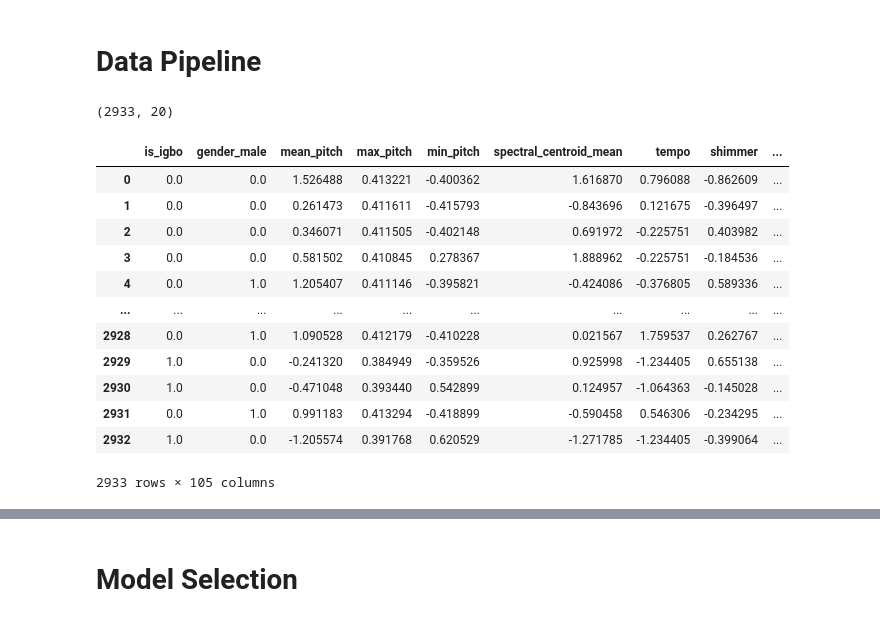
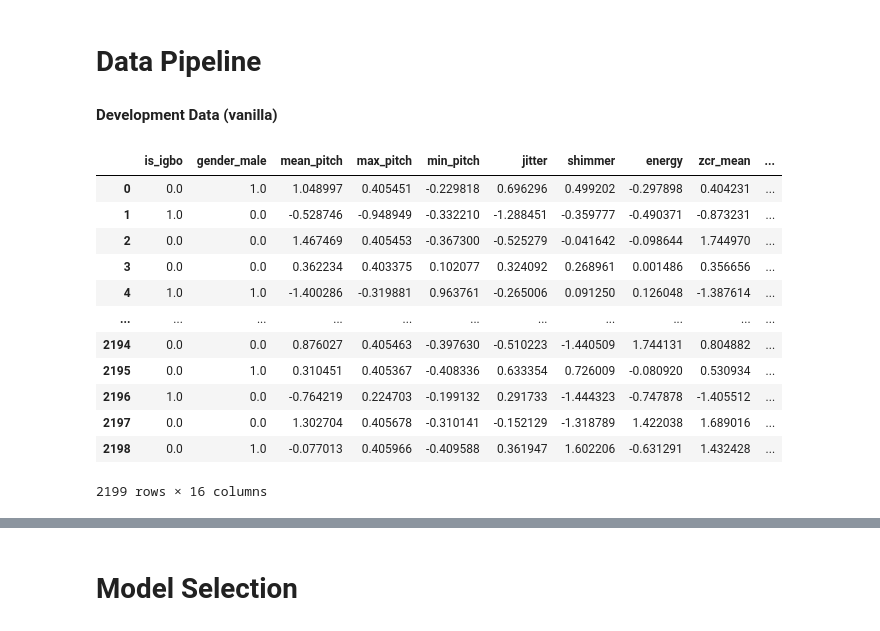
Before and after one commit to AndreaLolli2912/DSL-Age-Regression, a Jupyter notebook: main/main_EDA.ipynb, the cells around one changed output, grey strips where cells are left out. Drawn from its saved outputs; the diff is of its cells as text; code cells hidden in the pictures.

```diff
--- a/main/main_EDA.ipynb
+++ b/main/main_EDA.ipynb
@@ -40,4 +40,15 @@ EVAL_DATA_PATH = "data/evaluation.csv"
 # load datasets
 df_dev = pd.read_csv(DEV_DATA_PATH)
 df_eval = pd.read_csv(EVAL_DATA_PATH)
+# %%
+def preprocess_and_transform_columns(df):
+    df = df.rename(columns={"age": "target"})  # Rename 'age' to 'target'
+    df = df.drop(columns=["Id", "sampling_rate", "path"])  # Remove unnecessary columns
+    df["tempo"] = df["tempo"].apply(lambda x: float(x[1:-1]))  # Transform 'tempo' values
+    df["gender"] = df["gender"].replace("famale", "female")
+    return df
+
+
+df_dev = preprocess_and_transform_columns(df_dev)
+df_eval = preprocess_and_transform_columns(df_eval)
 # %%
@@ -45,15 +55,5 @@ df_eval = pd.read_csv(EVAL_DATA_PATH)
 df_dev_copy = df_dev.copy()
 df_eval_copy = df_eval.copy()
-# %%
-def preprocess_and_transform_columns(df):
-    df = df.rename(columns={"age": "target"})  # Rename 'age' to 'target'
-    df = df.drop(columns=["Id", "sampling_rate", "path"])  # Remove unnecessary columns
-    df["tempo"] = df["tempo"].apply(lambda x: float(x[1:-1]))  # Transform 'tempo' values
-    df["gender"] = df["gender"].replace("famale", "female")
-    return df
-
-df_dev_copy = preprocess_and_transform_columns(df_dev_copy)
-df_eval_copy = preprocess_and_transform_columns(df_eval_copy)
 # %%
 print(df_dev_copy.info())  # summary of the DataFrame
 display(df_dev_copy.head())  # first few rows of the DataFrame
@@ -444 +429,6 @@ df_dev_full = df_dev_copy.join(df_audio_dev_copy)
+# %%
+X, y = df_dev_copy.drop(columns=["target"]), df_dev_copy["target"]
+X_train, X_test, y_train, y_test = train_test_split(X, y, shuffle=True, random_state=42)
+# %% [markdown]
+**Development Data (vanilla)**
 # %%
@@ -455,7 +446,3 @@ class EthnicityBinarization(BaseEstimator, TransformerMixin):
 
     def get_feature_names_out(self, input_features=None):
         return ["is_igbo"]
-# %%
-df_dev.shape
-# %% [output]
-(2933, 20)
@@ -464,35 +449,32 @@ AUDIO_COLS = list(df_audio_dev_copy.columns)
 # %%
-AUDIO_COLS = list(df_audio_dev_copy.columns)
-
-final_transformation = ColumnTransformer(
+vanilla_transformation = ColumnTransformer(
     transformers=[
         ("is_igbo", EthnicityBinarization(), ["ethnicity"]),
-        ("gender", OneHotEncoder(categories="auto", drop="first", handle_unknown="ignore"), ["gender"]),
-        ("ss_scaling", StandardScaler(), ["mean_pitch", "max_pitch", "min_pitch","spectral_centroid_mean", "tempo", "shimmer", "jitter", "zcr_mean", "energy", "silence_duration", "hnr"]),
-        ("mm_scaling", MinMaxScaler(), ["num_words", "num_characters", "num_pauses"]),
-        ("ss_scaling_audio_features", StandardScaler(), AUDIO_COLS)
+        ("ohe_gender", OneHotEncoder(categories="auto", drop="first", handle_unknown="ignore"), ["gender"]),
+        ("ss_scaler", StandardScaler(), ["mean_pitch", "max_pitch", "min_pitch",
+                                         "jitter", "shimmer", "energy", "zcr_mean",
+                                         "spectral_centroid_mean","tempo","hnr", "silence_duration"]),
+        ("mm_scaler", MinMaxScaler(), ["num_words", "num_characters", "num_pauses"])
     ],
     remainder="drop",
     verbose_feature_names_out=False,
     sparse_threshold=0
 )
 # %%
-temp = pd.DataFrame(final_transformation.fit_transform(df_dev_full),
-                    columns=final_transformation.get_feature_names_out())
-
-temp
+X_train_transformed = pd.DataFrame(vanilla_transformation.fit_transform(X_train), columns=vanilla_transformation.get_feature_names_out())
+X_train_transformed
 # %% [output]
-|  | is_igbo | gender_male | mean_pitch | max_pitch | min_pitch | spectral_centroid_mean | tempo | shimmer | ... |
-| 0 | 0.0 | 0.0 | 1.526488 | 0.413221 | -0.400362 | 1.616870 | 0.796088 | -0.862609 | ... |
-| 1 | 0.0 | 0.0 | 0.261473 | 0.411611 | -0.415793 | -0.843696 | 0.121675 | -0.396497 | ... |
-| 2 | 0.0 | 0.0 | 0.346071 | 0.411505 | -0.402148 | 0.691972 | -0.225751 | 0.403982 | ... |
-| 3 | 0.0 | 0.0 | 0.581502 | 0.410845 | 0.278367 | 1.888962 | -0.225751 | -0.184536 | ... |
-| 4 | 0.0 | 1.0 | 1.205407 | 0.411146 | -0.395821 | -0.424086 | -0.376805 | 0.589336 | ... |
-| ... | ... | ... | ... | ... | ... | ... | ... | ... | ... |
-| 2928 | 0.0 | 1.0 | 1.090528 | 0.412179 | -0.410228 | 0.021567 | 1.759537 | 0.262767 | ... |
-| 2929 | 1.0 | 0.0 | -0.241320 | 0.384949 | -0.359526 | 0.925998 | -1.234405 | 0.655138 | ... |
-| 2930 | 1.0 | 0.0 | -0.471048 | 0.393440 | 0.542899 | 0.124957 | -1.064363 | -0.145028 | ... |
-| 2931 | 0.0 | 1.0 | 0.991183 | 0.413294 | -0.418899 | -0.590458 | 0.546306 | -0.234295 | ... |
-| 2932 | 1.0 | 0.0 | -1.205574 | 0.391768 | 0.620529 | -1.271785 | -1.234405 | -0.399064 | ... |
+|  | is_igbo | gender_male | mean_pitch | max_pitch | min_pitch | jitter | shimmer | energy | zcr_mean | ... |
+| 0 | 0.0 | 1.0 | 1.048997 | 0.405451 | -0.229818 | 0.696296 | 0.499202 | -0.297898 | 0.404231 | ... |
+| 1 | 1.0 | 0.0 | -0.528746 | -0.948949 | -0.332210 | -1.288451 | -0.359777 | -0.490371 | -0.873231 | ... |
+| 2 | 0.0 | 0.0 | 1.467469 | 0.405453 | -0.367300 | -0.525279 | -0.041642 | -0.098644 | 1.744970 | ... |
+| 3 | 0.0 | 0.0 | 0.362234 | 0.403375 | 0.102077 | 0.324092 | 0.268961 | 0.001486 | 0.356656 | ... |
+| 4 | 1.0 | 1.0 | -1.400286 | -0.319881 | 0.963761 | -0.265006 | 0.091250 | 0.126048 | -1.387614 | ... |
+| ... | ... | ... | ... | ... | ... | ... | ... | ... | ... | ... |
+| 2194 | 0.0 | 0.0 | 0.876027 | 0.405463 | -0.397630 | -0.510223 | -1.440509 | 1.744131 | 0.804882 | ... |
+| 2195 | 0.0 | 1.0 | 0.310451 | 0.405367 | -0.408336 | 0.633354 | 0.726009 | -0.080920 | 0.530934 | ... |
+| 2196 | 1.0 | 0.0 | -0.764219 | 0.224703 | -0.199132 | 0.291733 | -1.444323 | -0.747878 | -1.405512 | ... |
+| 2197 | 0.0 | 0.0 | 1.302704 | 0.405678 | -0.310141 | -0.152129 | -1.318789 | 1.422038 | 1.689016 | ... |
+| 2198 | 0.0 | 1.0 | -0.077013 | 0.405966 | -0.409588 | 0.361947 | 1.602206 | -0.631291 | 1.432428 | ... |
-2933 rows × 105 columns
+2199 rows × 16 columns
 # %%
```
Also changed, not shown: parts of 12 cells of this notebook, 1 other file.
